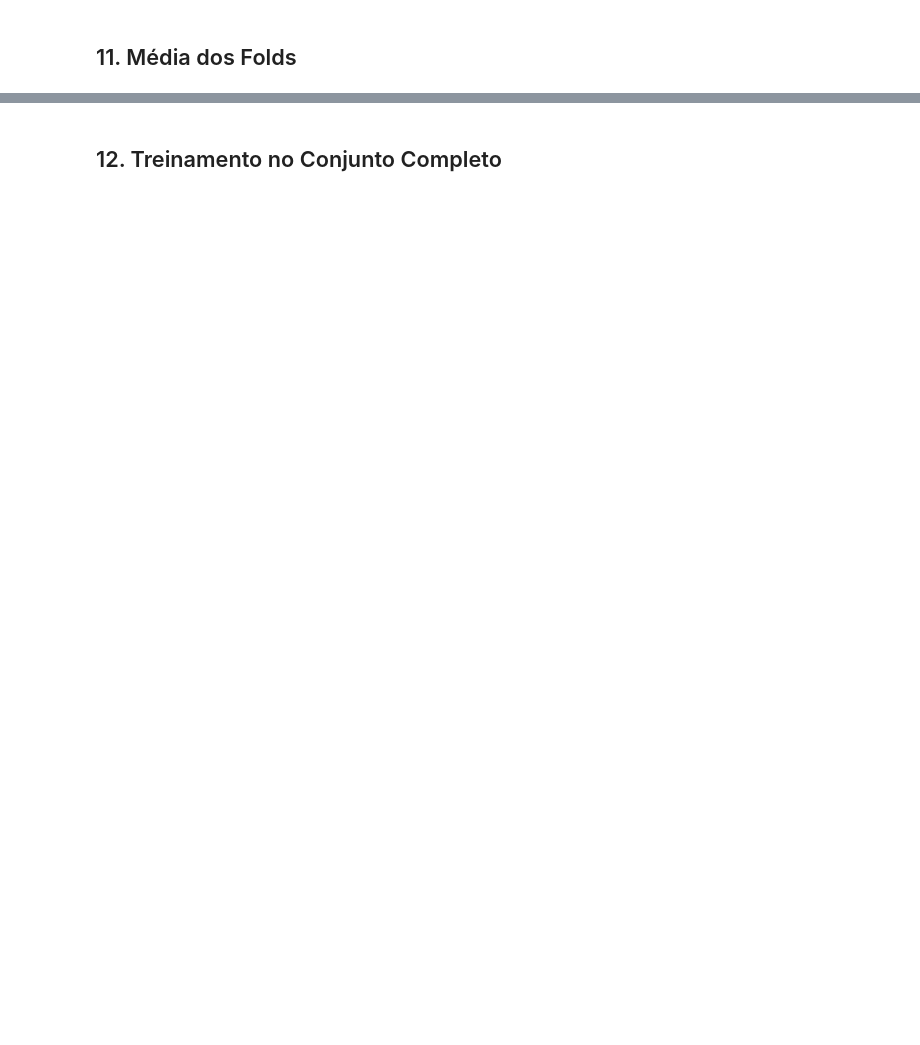
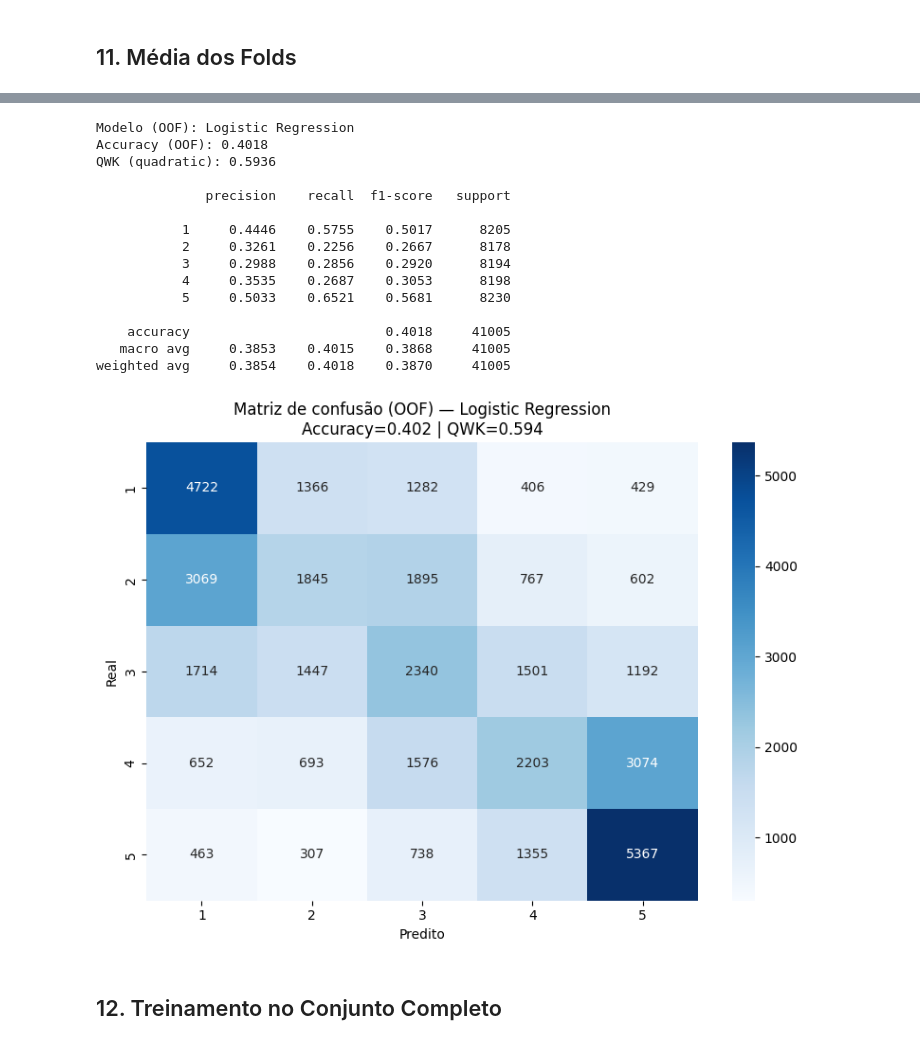
Before and after one commit to thiagocordeirum/DataMining_Rating_Prediction, a Jupyter notebook: rating_prediction_otimizado.ipynb, the cells around one changed output, grey strips where cells are left out. Saved outputs shown, nothing was run; the diff lists cells and outputs as text; code cells hidden in the pictures; blank space fills up the shorter version.

```diff
--- a/rating_prediction_otimizado.ipynb
+++ b/rating_prediction_otimizado.ipynb
@@ -617,7 +893,6 @@ print(f'📊 SVM — Média: {svm_scores.mean():.4f}  |  Std: {svm_scores.std():
 # %%
 # ─── Comparação com outros modelos clássicos ───
 models = {
-    'SVM (RBF, C=10)': SVC(kernel='rbf', C=10, gamma=0.1, class_weight='balanced', random_state=SEED),
     'SVM (Linear)': SVC(kernel='linear', C=1, class_weight='balanced', random_state=SEED),
     'Random Forest': RandomForestClassifier(n_estimators=200, max_depth=15, random_state=SEED, n_jobs=-1),
     'Logistic Regression': LogisticRegression(C=1, max_iter=500, random_state=SEED, n_jobs=-1),
@@ -665,3 +967,52 @@ print(f'\n🥇 Melhor modelo: {best_model_name} ({results[best_model_name].mean(
+# %%
+RATING_LABELS = [1, 2, 3, 4, 5]
+
+# Clone do melhor estimador (cross_val_predict também clona internamente; assim não acumulamos estado em `models[...]`)
+est_oof = clone(models[best_model_name])
+y_oof = cross_val_predict(est_oof, X_train_scaled, y_train, cv=kf, n_jobs=-1)
+
+acc_oof = accuracy_score(y_train, y_oof)
+qwk_oof = cohen_kappa_score(y_train, y_oof, labels=RATING_LABELS, weights='quadratic')
+cm_oof = confusion_matrix(y_train, y_oof, labels=RATING_LABELS)
+
+print(f'Modelo (OOF): {best_model_name}')
+print(f'Accuracy (OOF): {acc_oof:.4f}')
+print(f'QWK (quadratic): {qwk_oof:.4f}')
+print()
+print(classification_report(y_train, y_oof, labels=RATING_LABELS, digits=4))
+
+fig, ax = plt.subplots(figsize=(8, 6))
+sns.heatmap(
+    cm_oof,
+    annot=True,
+    fmt='d',
+    cmap='Blues',
+    xticklabels=RATING_LABELS,
+    yticklabels=RATING_LABELS,
+    ax=ax,
+)
+ax.set_xlabel('Predito')
+ax.set_ylabel('Real')
+ax.set_title(f'Matriz de confusão (OOF) — {best_model_name}\nAccuracy={acc_oof:.3f} | QWK={qwk_oof:.3f}')
+plt.tight_layout()
+plt.show()
+# %% [output]
+Modelo (OOF): Logistic Regression
+Accuracy (OOF): 0.4018
+QWK (quadratic): 0.5936
+
+              precision    recall  f1-score   support
+
+           1     0.4446    0.5755    0.5017      8205
+           2     0.3261    0.2256    0.2667      8178
+           3     0.2988    0.2856    0.2920      8194
+           4     0.3535    0.2687    0.3053      8198
+           5     0.5033    0.6521    0.5681      8230
+
+    accuracy                         0.4018     41005
+   macro avg     0.3853    0.4015    0.3868     41005
+weighted avg     0.3854    0.4018    0.3870     41005
+[figure, added]
 # %% [markdown]
 ## 12. Treinamento no Conjunto Completo
 # %%
```
Also changed, not shown: parts of 27 cells of this notebook, 2 other files.
